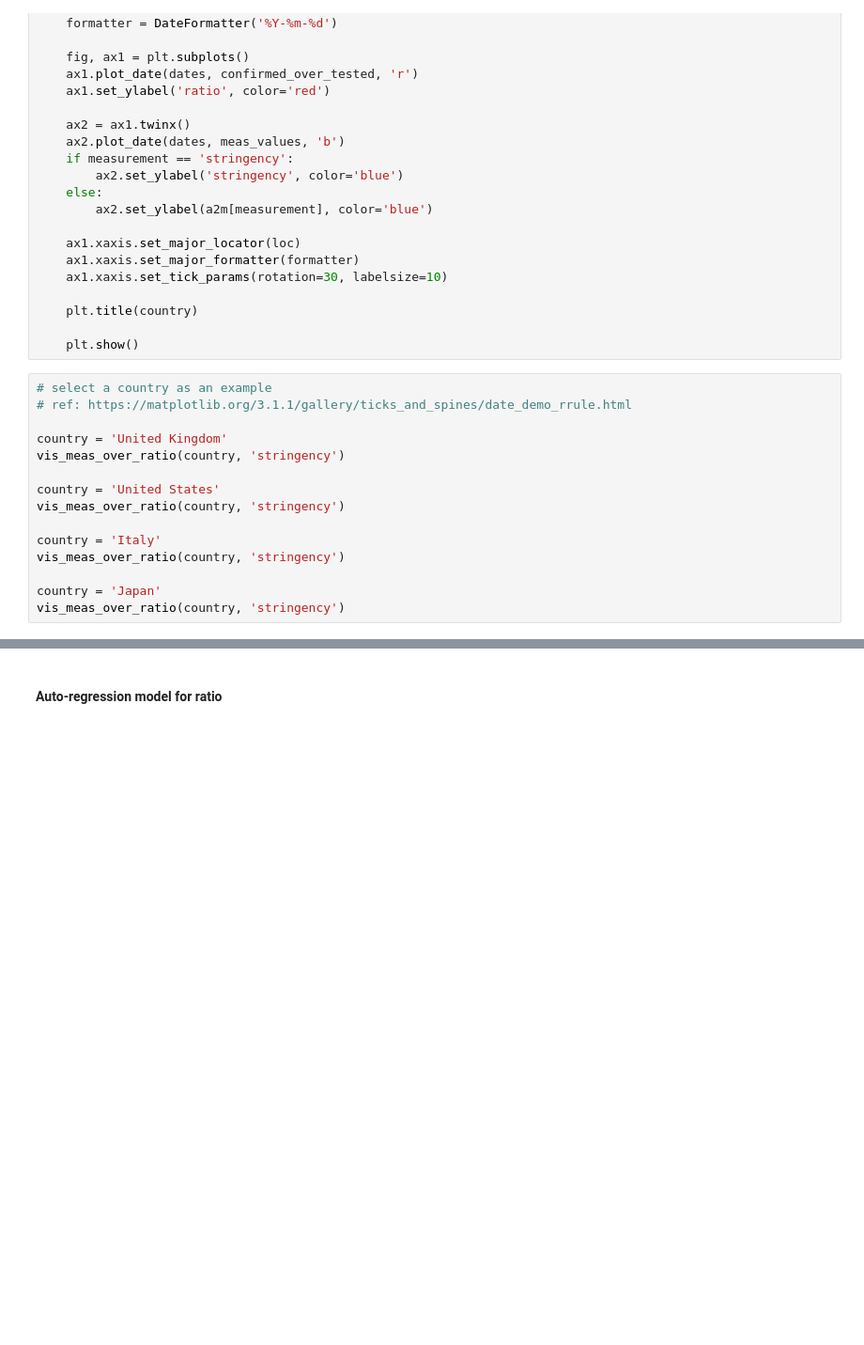
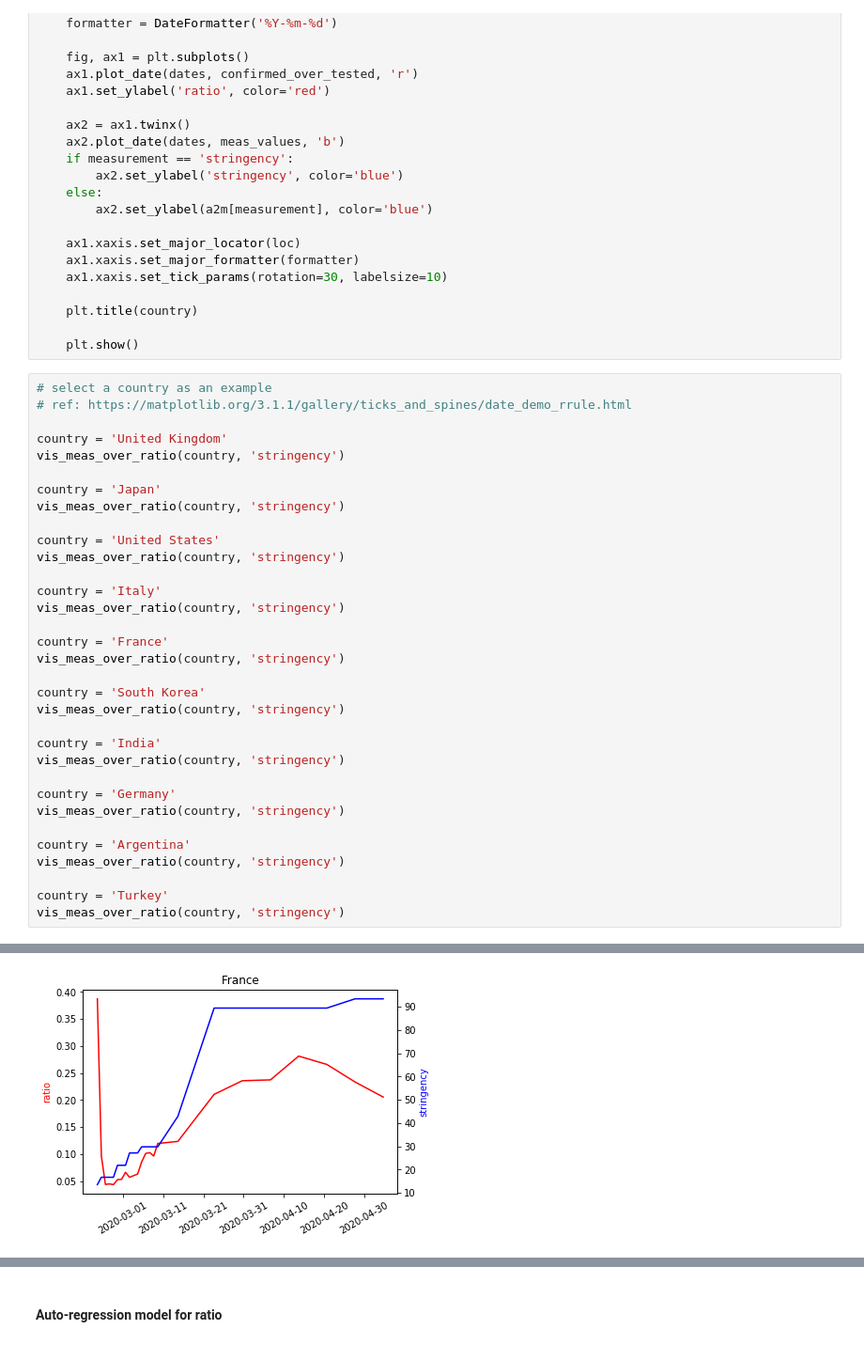
Before and after one commit to hhuang-code/big_data_project, a Jupyter notebook: part3/data_analysis.ipynb, the cells around one changed output, grey strips where cells are left out. Shown at 94% size. Saved outputs shown, nothing was run; the diff lists cells and outputs as text; blank space fills up the shorter version.

```diff
--- a/part3/data_analysis.ipynb
+++ b/part3/data_analysis.ipynb
@@ -227,6 +311,9 @@ def vis_meas_over_ratio(country, measurement):
 # ref: https://matplotlib.org/3.1.1/gallery/ticks_and_spines/date_demo_rrule.html
 
 country = 'United Kingdom'
+vis_meas_over_ratio(country, 'stringency')
+
+country = 'Japan'
 vis_meas_over_ratio(country, 'stringency')
 
 country = 'United States'
@@ -235,7 +322,22 @@ vis_meas_over_ratio(country, 'stringency')
 country = 'Italy'
 vis_meas_over_ratio(country, 'stringency')
 
-country = 'Japan'
+country = 'France'
 vis_meas_over_ratio(country, 'stringency')
+
+country = 'South Korea'
+vis_meas_over_ratio(country, 'stringency')
+
+country = 'India'
+vis_meas_over_ratio(country, 'stringency')
+
+country = 'Germany'
+vis_meas_over_ratio(country, 'stringency')
+
+country = 'Argentina'
+vis_meas_over_ratio(country, 'stringency')
+
+country = 'Turkey'
+vis_meas_over_ratio(country, 'stringency')
 # %% [output]
 [figure]
@@ -244,0 +347 @@ vis_meas_over_ratio(country, 'stringency')
+[figure, added]
```
Also changed, not shown: parts of 19 cells of this notebook.
